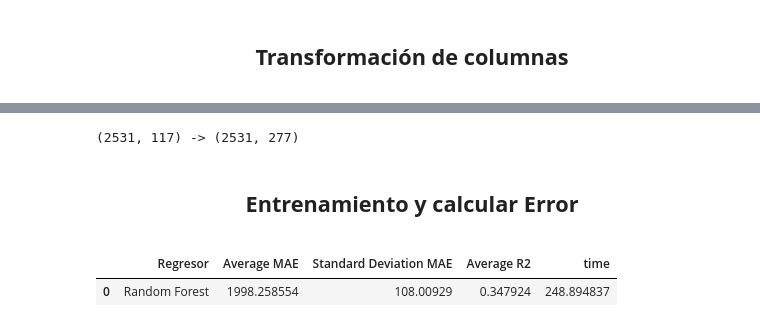
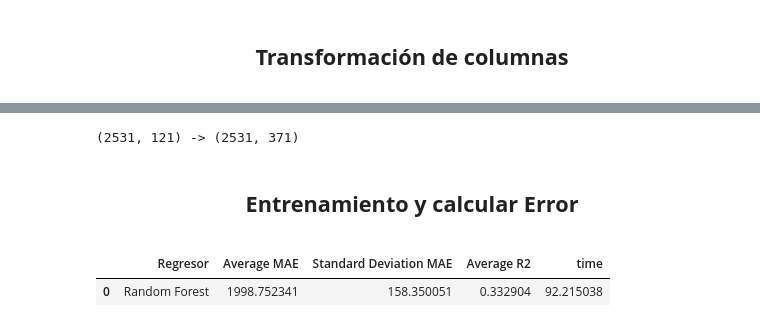
Before and after one commit to ThePylots/Reto1_Prediccion_Estancia_UCI, a Jupyter notebook: src/main.ipynb, the cells around one changed output, grey strips where cells are left out. Saved outputs shown, nothing was run; the diff lists cells and outputs as text; code cells hidden in the pictures.

Commit message:
vitalPeriodic

```diff
--- a/src/main.ipynb
+++ b/src/main.ipynb
@@ -95,6 +103,7 @@ X_query = """
                    LEFT JOIN carePlanGeneral CG ON P.patientunitstayid = CG.patientunitstayid
                    LEFT JOIN carePlanInfectiousDisease CGID ON P.patientunitstayid = CGID.patientunitstayid
                    LEFT JOIN carePlanGoal CPG ON P.patientunitstayid = CPG.patientunitstayid
+                   LEFT JOIN vitalPeriodic VP ON P.patientunitstayid = VP.patientunitstayid
 """
 
 X = sql_query(X_query).drop(columns=['patientunitstayid'])
@@ -130,6 +139,9 @@ for col in ['Categoria_Ventilacion', 'Categoria_DVT_Prophylaxis', 'Categoria_Air
 
 for col in ['infectdiseasesite', 'infectdiseaseassessment']:
     X[col] = X[col].fillna('_None')
+
+for col in ['temperature', 'sao2', 'respiration', 'cvp']:
+    X[col] = X[col].fillna(X[col].median())
 # %%
 X.head(15)
 # %% [output]
@@ -275,29 +287,25 @@ X_T = ColumnTransformer(transformers=[
     ('CPID_tipo_infeccion', OneHotEncoder(),  [109]),
     ('CPID_seguridad_infeccion', OneHotEncoder(),  [110]),
 
-
-
-
-    # CarePlanGoal
-    ('Care_Patient_Family', 'passthrough',  [111]),
-    ('Care_Pulmonary', 'passthrough',  [112]),
-    ('Care_Fluid_Balance_Treatments', 'passthrough',  [113]),
-    ('Care_Activity_Safety', 'passthrough',  [114]),
-    ('Care_Cardiovascular', 'passthrough',  [115]),
-    ('Care_Infection_Labs', 'passthrough',  [116])
+    # vitalPeriodic
+    ('VP_temp', 'passthrough',  [111]),
+    ('VP_sao2', 'passthrough',  [112]),
+    ('VP_heartrate', 'passthrough',  [113]),
+    ('VP_respiration', 'passthrough',  [114]),
+    ('VP_cvp', 'passthrough',  [115])
 ]).fit_transform(X)
 
 # Mostrar el cambio en columnas
 print(X.shape, '->', X_T.shape)
 # %% [output]
-(2531, 117) -> (2531, 277)
+(2531, 121) -> (2531, 371)
 # %% [markdown]
 <center><h2><b>Entrenamiento y calcular Error</b></h2></center>
 # %%
-from xgboost import XGBRegressor
+#from xgboost import XGBRegressor
 # avg df: 3484.0752 = 2.420139 dias.
 def cv_avg_std(reg, X, y, scoring):
-    maes = cross_val_score(reg, X, y, cv=5, scoring=scoring)
+    maes = cross_val_score(reg, X, y, cv=3, scoring=scoring)
     avg = stat.mean(maes)
     std_dev = stat.variance(maes)**(1/2)
 
@@ -314,31 +322,31 @@ def make_df(datos_reg):
 
     return error_df
 
 datos_reg = {}
 regressors = [
     #('RF', RandomForestRegressor()
     ('Random Forest', RandomForestRegressor(
       criterion="absolute_error",
       max_features=48,
       max_depth=50,
       random_state=600738951),
 
 # XGBRegressor	2077.741577	181.879263	0.309546	13.085054
 #    ( 'XGBRegressor', XGBRegressor(n_estimators=1000, max_depth=7, eta=0.1, subsample=0.7, colsample_bytree=0.8)
     )
 ]
 
 # Medir tiempo y hacer predicciones para cada regresor
 for reg_name, reg in regressors:
     start_time = time.time()
 
     maes, avg, std_dev = cv_avg_std(reg, X_T, y, 'neg_mean_absolute_error')
     maes, r2, _ = cv_avg_std(reg, X_T, y, 'r2')
 
     datos_reg[reg_name] = { 'avg': avg, 'std_dev': std_dev, 'time': time.time() - start_time }
     datos_reg[reg_name]['avg_r2'] = r2
 
 make_df(datos_reg)
 # %% [output]
 |  | Regresor | Average MAE | Standard Deviation MAE | Average R2 | time |
-| 0 | Random Forest | 1998.258554 | 108.00929 | 0.347924 | 248.894837 |
+| 0 | Random Forest | 1998.752341 | 158.350051 | 0.332904 | 92.215038 |
```
Also changed, not shown: parts of 2 cells of this notebook, 2 other files.
